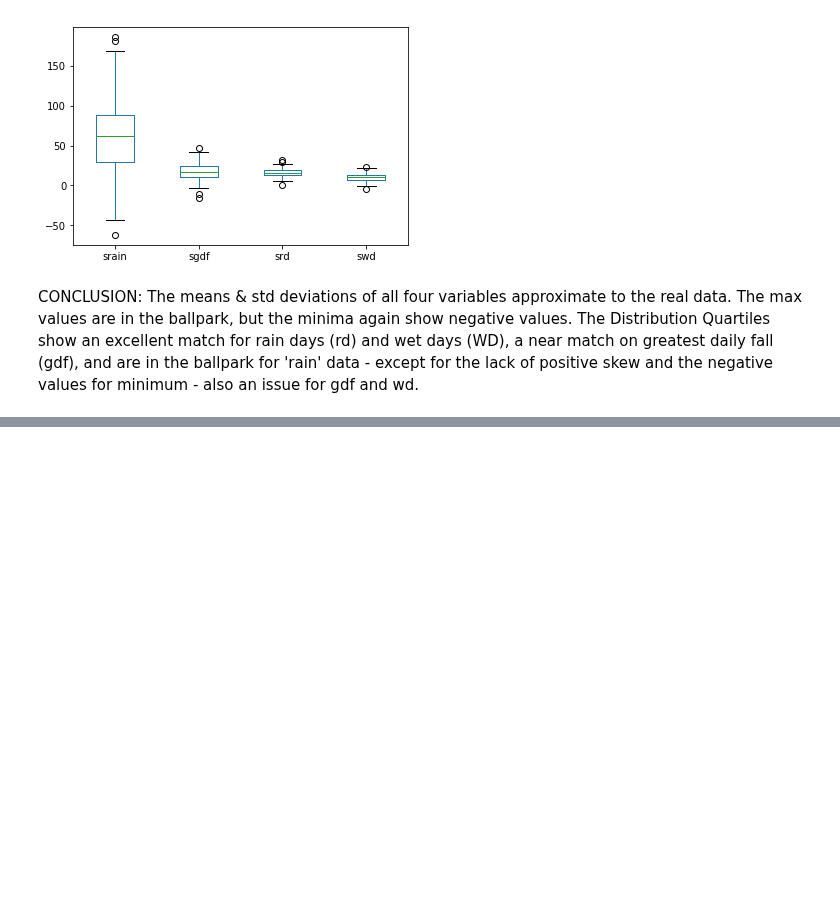
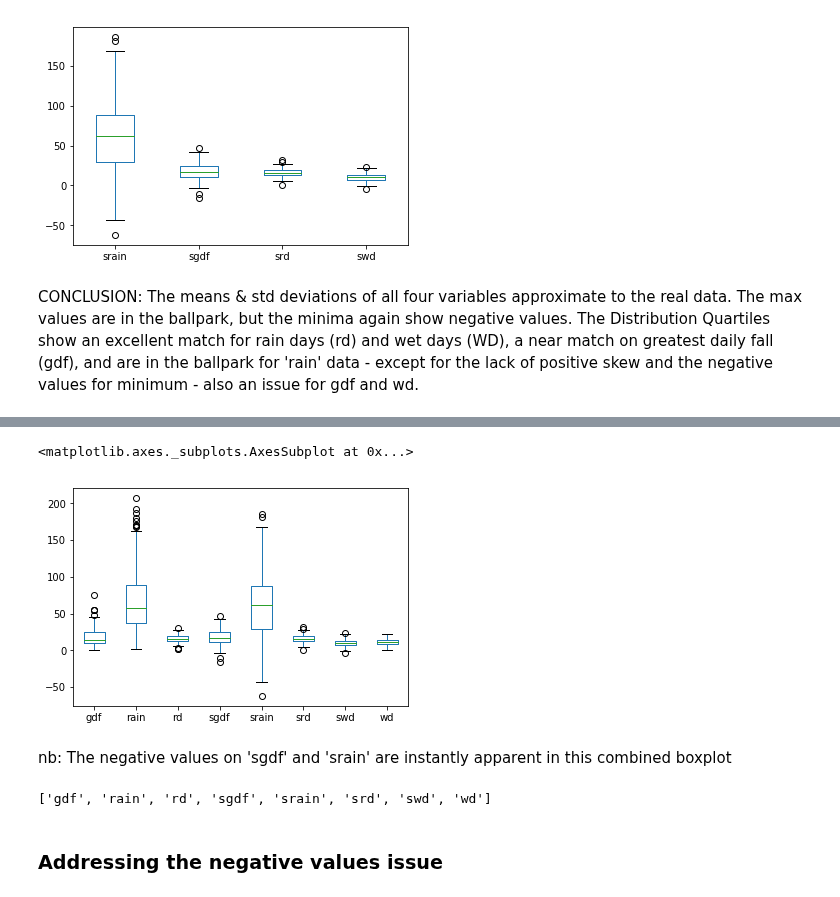
Before and after one commit to Aqua5lad/PDA-Dec-Project, a Jupyter notebook: PDA Project Dec 2018.ipynb, the cells around one changed output, grey strips where cells are left out. Drawn from its saved outputs; the diff is of its cells as text; code cells hidden in the pictures; blank space fills up the shorter version.

Commit message:
Combine Dataframes

```diff
--- a/PDA Project Dec 2018.ipynb
+++ b/PDA Project Dec 2018.ipynb
@@ -631,0 +456,4 @@ df
+# %%
+# combining both dataframes makes it easier to compare the real and synthetic datasets
+# https://stackoverflow.com/questions/12850345/how-to-combine-two-data-frames-in-python-pandas
+dfboth = pd.concat([df1, dfsyn])
@@ -631,0 +480,16 @@ df
+# %%
+dfboth.plot.box()
+# %% [output]
+<matplotlib.axes._subplots.AxesSubplot at 0x...>
+[figure, added]
+# %% [markdown]
+nb: The negative values on 'sgdf' and 'srain' are instantly apparent in this combined boxplot
+# %%
+# REARRRRANGE THE ORDER OF THE COLUMNS IF POSSIBLE
+
+cols = dfboth.columns.tolist()
+cols
+# %% [output]
+['gdf', 'rain', 'rd', 'sgdf', 'srain', 'srd', 'swd', 'wd']
+# %% [markdown]
+### Addressing the negative values issue
```
Also changed, not shown: parts of 33 cells of this notebook.
